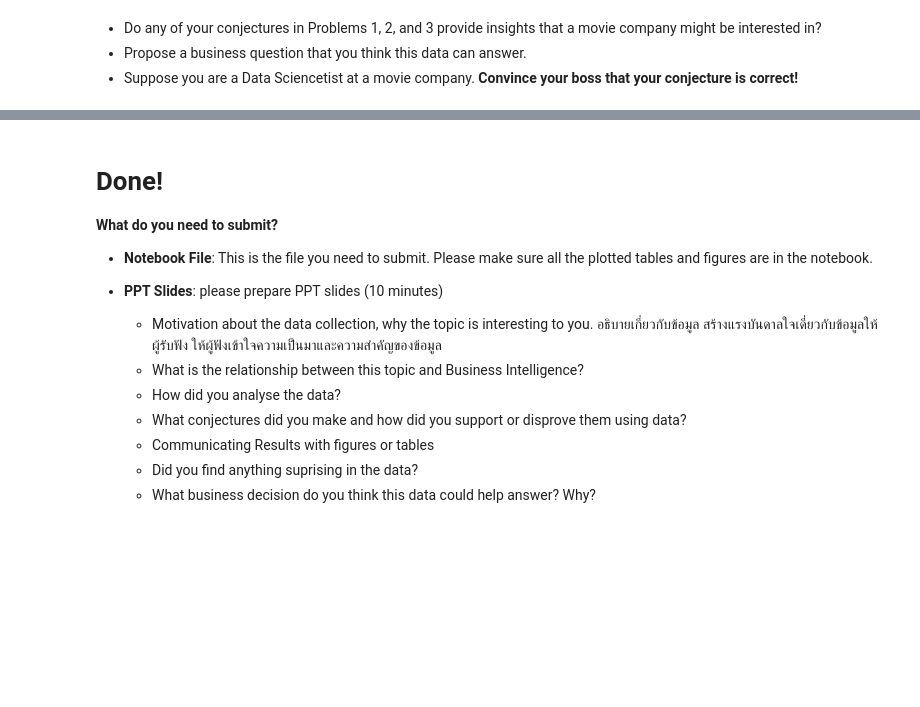
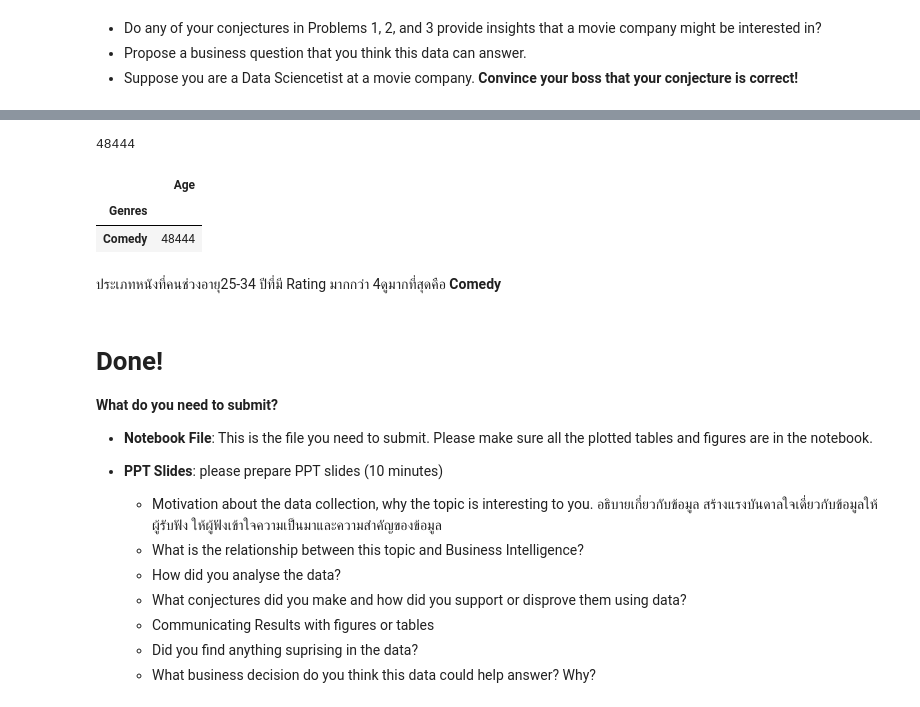
Before and after one commit to Ratchadakorn26/Data-Warehouse-and-Big-Data-Analytics-66, a Jupyter notebook: Project2_66.ipynb, the cells around one changed output, grey strips where cells are left out. Cells and saved outputs as stored; diff of their text form; code cells hidden in the pictures; blank space fills up the shorter version.

```diff
--- a/Project2_66.ipynb
+++ b/Project2_66.ipynb
@@ -509,3 +517,20 @@ Text(0.5, 1.0, 'retired(orange) VS college (blue) ')
+# %%
+df_hist = df[['Genres','Age']]
+df_hist_1=df_hist[df_hist['Age']==25]
+conjecture4_count = df_hist_1.groupby('Genres').count()
+conjecture4_count['Age'].max()
+# %% [output]
+48444
+# %%
+data4_2=conjecture4_count[conjecture4_count['Age']==48444]
+data4_2
+# %% [output]
+|  | Age |
+| Genres |  |
+| Comedy | 48444 |
+# %% [markdown]
+
+ประเภทหนังที่คนช่วงอายุ25-34 ปีที่มี Rating มากกว่า 4ดูมากที่สุดคือ **Comedy**
 # %% [markdown]
 # Done!
 
```
Also changed, not shown: parts of 8 cells of this notebook.
